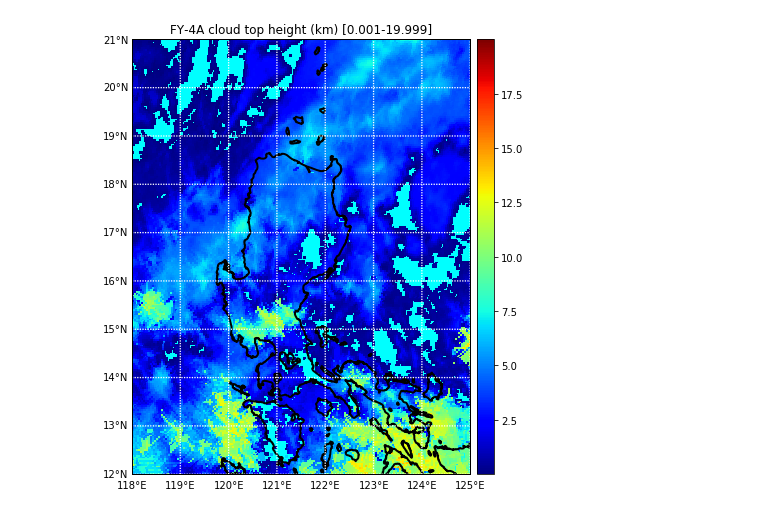
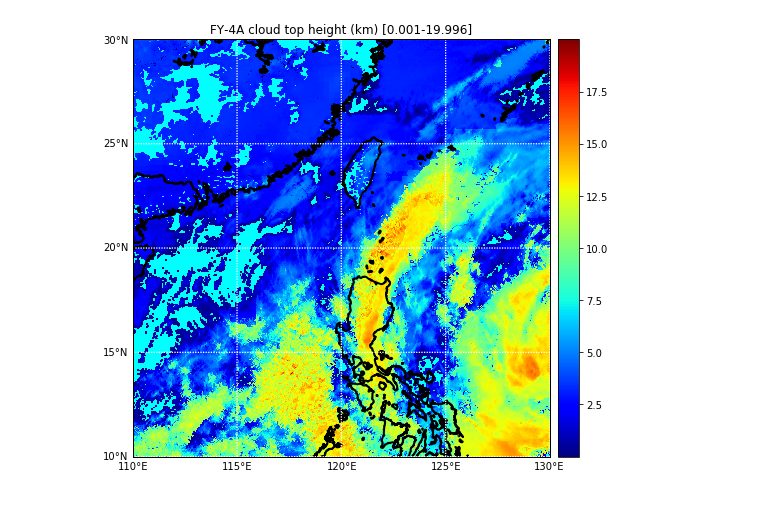
Before and after one commit to ektf1147/JUPYTER, a Jupyter notebook: Taal_volcano/codes/Plot_FY4A_CTH.ipynb, the cells around one changed output. Saved outputs shown, nothing was run; the diff lists cells and outputs as text; code cells hidden in the pictures.

```diff
--- a/Taal_volcano/codes/Plot_FY4A_CTH.ipynb
+++ b/Taal_volcano/codes/Plot_FY4A_CTH.ipynb
@@ -10,8 +10,8 @@ import numpy as np
 
 # Read FY-4A CTHs (4 km resolution)
 dir = '/storage1/jhlee/NMSC_2018/FY_4A_AGRI/'
-sttime = '20200112050000'
-edtime = '20200112051459'
+sttime = '20200112190000'
+edtime = '20200112191459'
 fname = dir + 'FY4A-_AGRI--_N_DISK_1047E_L2-_CTH-_MULT_NOM_'+sttime+'_'+edtime+'_4000M_V0001.NC'
 f = Dataset(fname, 'r')
 cth = f.variables['CTH'][:]/1000.
@@ -20,37 +20,37 @@ cth = f.variables['CTH'][:]/1000.
 # Read FY-4A lat/lon file
 f = Dataset('/storage1/jhlee/NMSC_2018/FY_4A_AGRI/LatLon_4000m.nc', 'r')
 lat = f.variables['Latitude']
 lon = f.variables['Longitude']
 
 
 # Plot FY-4A CTHs
 plt.figure(figsize=(8,8))
-llcrnrlat = 12
-urcrnrlat = 21
-llcrnrlon = 118
-urcrnrlon = 125
+llcrnrlat = 10#12
+urcrnrlat = 30#21
+llcrnrlon = 110#118
+urcrnrlon = 130#125
 
 map = Basemap(projection='cyl', llcrnrlat= llcrnrlat, urcrnrlat = urcrnrlat,\
               llcrnrlon = llcrnrlon, urcrnrlon = urcrnrlon, resolution = 'h')
 
 x, y = map(lon, lat)
 
 cs = map.pcolormesh(x,y,cth, shading='flat', cmap=plt.cm.jet)
 
 map.drawcoastlines(linewidth=2)
 
-map.drawparallels(np.arange(llcrnrlat,urcrnrlat+1,1.), labels=[True,False,False,False], color='white', linewidth=1.3)
-map.drawmeridians(np.arange(llcrnrlon,urcrnrlon+1,1.), labels=[False,False,False,True], color='white', linewidth=1.3)
+map.drawparallels(np.arange(llcrnrlat,urcrnrlat+1,5.), labels=[True,False,False,False], color='white', linewidth=1.3)
+map.drawmeridians(np.arange(llcrnrlon,urcrnrlon+1,5.), labels=[False,False,False,True], color='white', linewidth=1.3)
 map.drawmapboundary(fill_color='aqua')
 
 cb = map.colorbar(cs, "right")
 
 
 # show result plot
 minval = np.min(cth)
 maxval = np.max(cth)
 plt.title("FY-4A cloud top height (km) [%5.3f-%6.3f]" %(minval,maxval))
 plt.savefig('../plots/FY4A_CTHs_'+sttime+'.png', dpi=300)
 plt.show()
 # %% [output]
-[figure, old version]
+[figure, new version]
```
Also changed, not shown: 2 other files.
